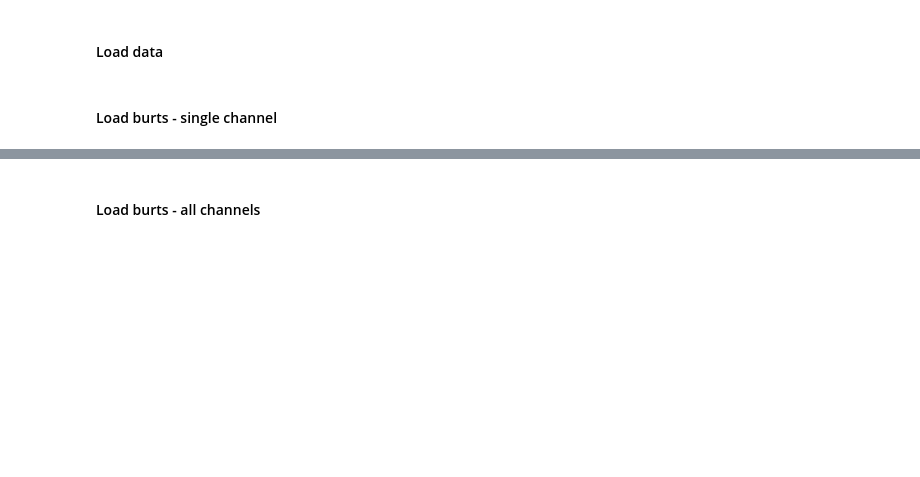
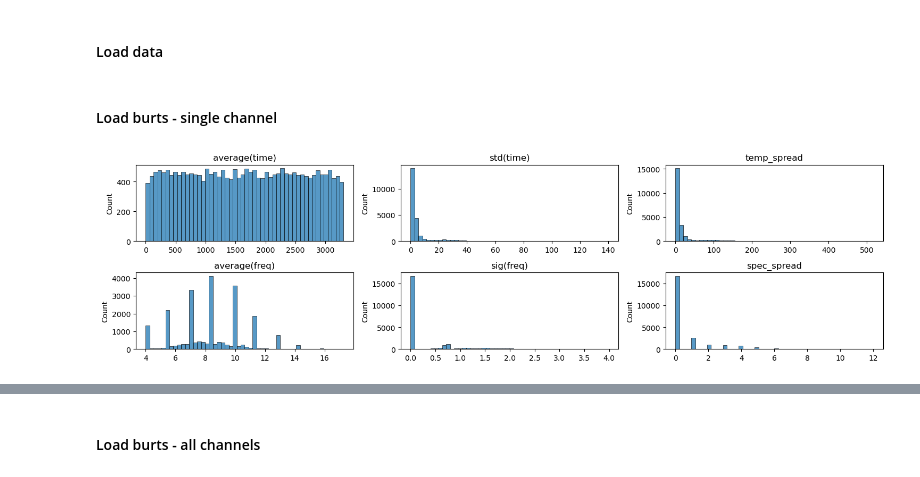
Before and after one commit to ViniciusLima94/vanderbilt, a Jupyter notebook: notebooks/5_Burst_Stats.ipynb, the cells around one changed output, grey strips where cells are left out. Cells and saved outputs as stored; diff of their text form; code cells hidden in the pictures; blank space fills up the shorter version.

```diff
--- a/notebooks/5_Burst_Stats.ipynb
+++ b/notebooks/5_Burst_Stats.ipynb
@@ -33,7 +33,7 @@ from VUDA.emd import emd_vec
 from VUDA.io.loadbinary import LoadBinary
 # %%
 # Global flag to set a specific platform, must be used at startup.
-jax.config.update("jax_platform_name", "cpu")
+#jax.config.update("jax_platform_name", "cpu")
 # %% [markdown]
 #### Functions
 # %%
@@ -300,0 +343,14 @@ def get_average_spread_blocks(
+# %%
+plt.figure(figsize=(15, 6))
+for i, key in enumerate(features_names):
+    data = features[key]
+    if data.ndim == 3:
+        data = np.diff(features[key], axis=2).squeeze()
+    data = data.flatten()
+    data = data[~np.isnan(data)]
+    plt.subplot(3, 3, i + 1)
+    sns.histplot(data=data, bins=50)
+    plt.title(key)
+plt.tight_layout()
+# %% [output]
+[figure, added]
```
Also changed, not shown: parts of 17 cells of this notebook, 3 other files.
